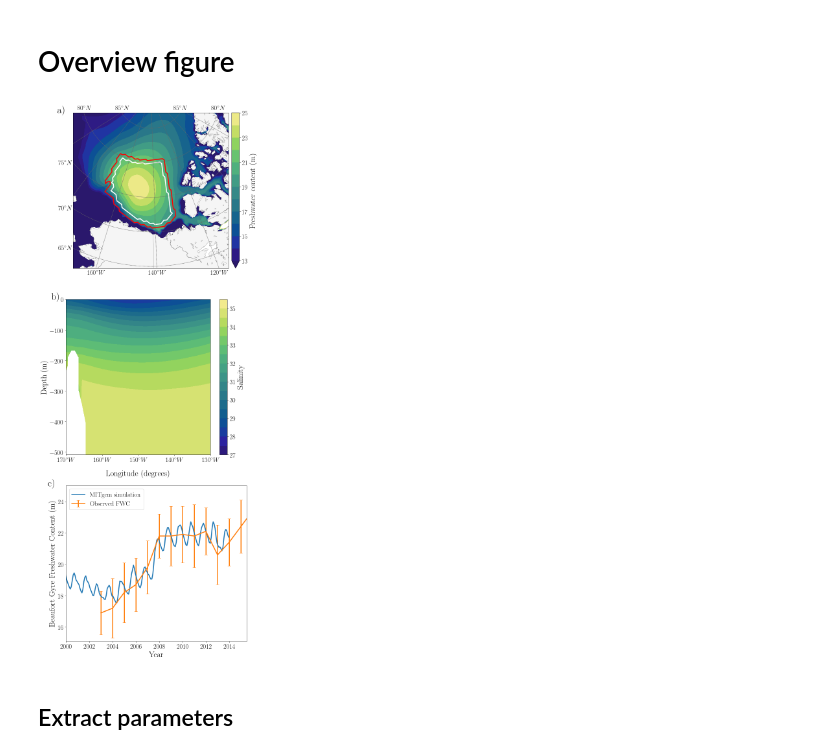
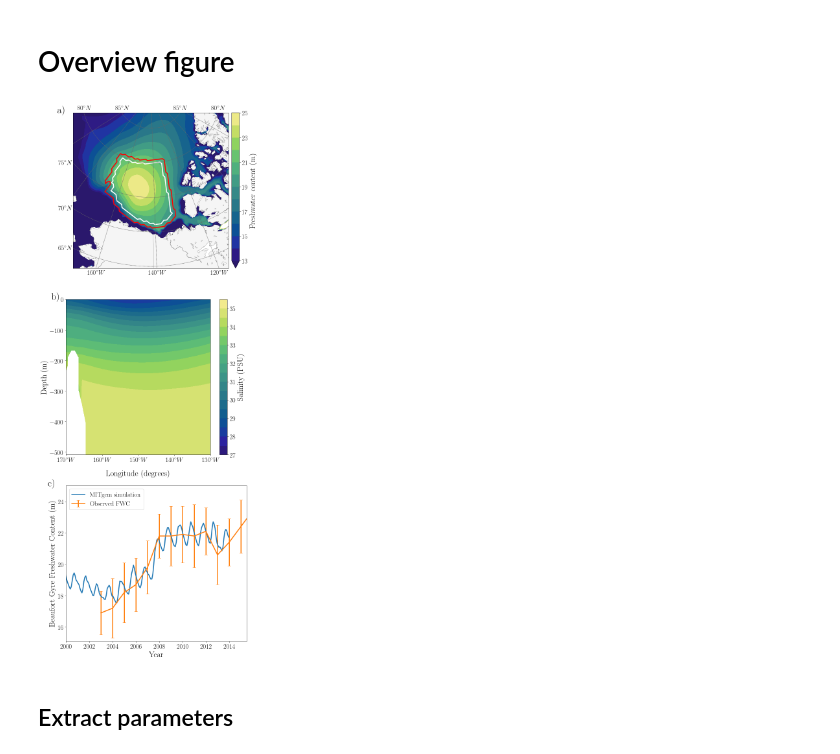
Before and after one commit to edoddridge/three-way-balance, a Jupyter notebook: MITgcm analysis.ipynb, the cells around one changed output. Saved outputs shown, nothing was run; the diff lists cells and outputs as text; code cells hidden in the pictures.

Commit message:
Add units to salinity colourbar label

```diff
--- a/MITgcm analysis.ipynb
+++ b/MITgcm analysis.ipynb
@@ -24,7 +24,7 @@ plt.rc('font',**font)
 plt.rc('legend',**{'fontsize':14})
 matplotlib.rcParams['text.latex.preamble']=[r'\usepackage{amsmath}']
 # %%
-base_dir = '/Users/doddridge/Desktop/ice-ocean-governor/'
+base_dir = '/Volumes/Lagarostrobos/simulations/arctic/ice-ocean-governor/'
 
 mitruns = xr.open_dataset(base_dir + 'ALL_MITrhos.nc')
 icedata = xr.open_dataset(base_dir + 'ALL_icedata.nc')
@@ -341,7 +341,7 @@ CB = plt.colorbar()
 
 CB.ax.tick_params(labelsize=20)
 # CB.set_ticks(np.arange(-1,1.1,0.2))
-CB.set_label('Salinity',fontsize=25)
+CB.set_label('Salinity (PSU)',fontsize=25)
 
 
 plt.xlim(190,230)
@@ -354,34 +354,34 @@ plt.yticks(fontsize=20)
 plt.ylim(-510,0)
 
 plt.ylabel('Depth (m)', fontsize=25)
 plt.xlabel('Longitude (degrees)', fontsize=25, labelpad=20)
 
 ax.text(-0.1,1, 'b)', fontsize=30, transform=ax.transAxes)
 
 #######################################
 ax = fig.add_subplot(313)
 
 ax.plot(mitgcm_fwc_salinity['mitb500_fwcbg'][:,0],
          mitgcm_fwc_salinity['mitb500_fwcbg'][:,1], label='MITgcm simulation', linewidth=3)
 ax.errorbar(prosh_fwc.index, prosh_fwc['FWC'], yerr=prosh_fwc['RMS'],
              capsize=5, label='Observed FWC', linewidth=3)
 plt.xlim(2000, 2015.5)
 plt.ylim(15.1, 25)
 
 plt.legend(fontsize=20)
 
 plt.xticks(fontsize=20)
 plt.yticks(fontsize=20)
 
 plt.ylabel('Beaufort Gyre Freshwater Content (m)', fontsize=25)
 plt.xlabel('Year', fontsize=25)
 
 ax.text(-0.1,1, 'c)', fontsize=30, transform=ax.transAxes)
 
 
 plt.savefig('/Users/doddridge/Desktop/BG_overview.pdf', bbox_inches='tight')
 # %% [output]
-[figure, old version]
+[figure, new version]
 # %% [markdown]
 ## Extract  parameters
 # %%
```
Also changed, not shown: 1 other file.
